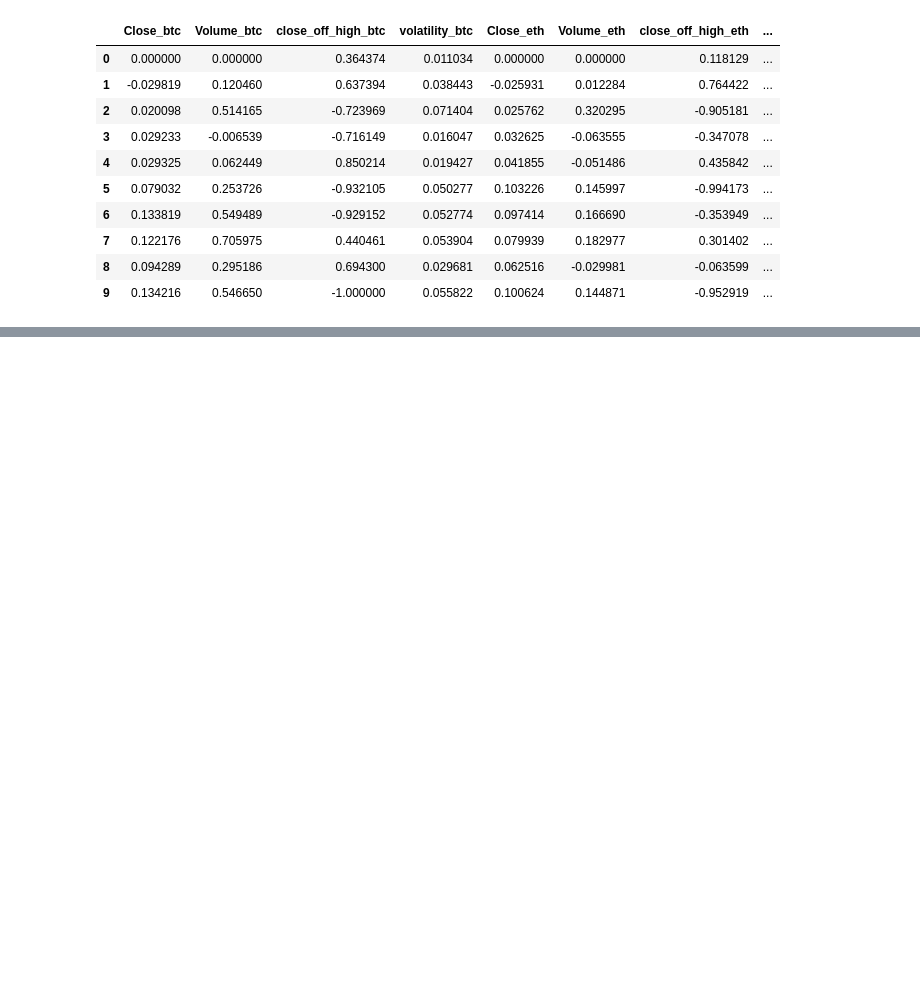
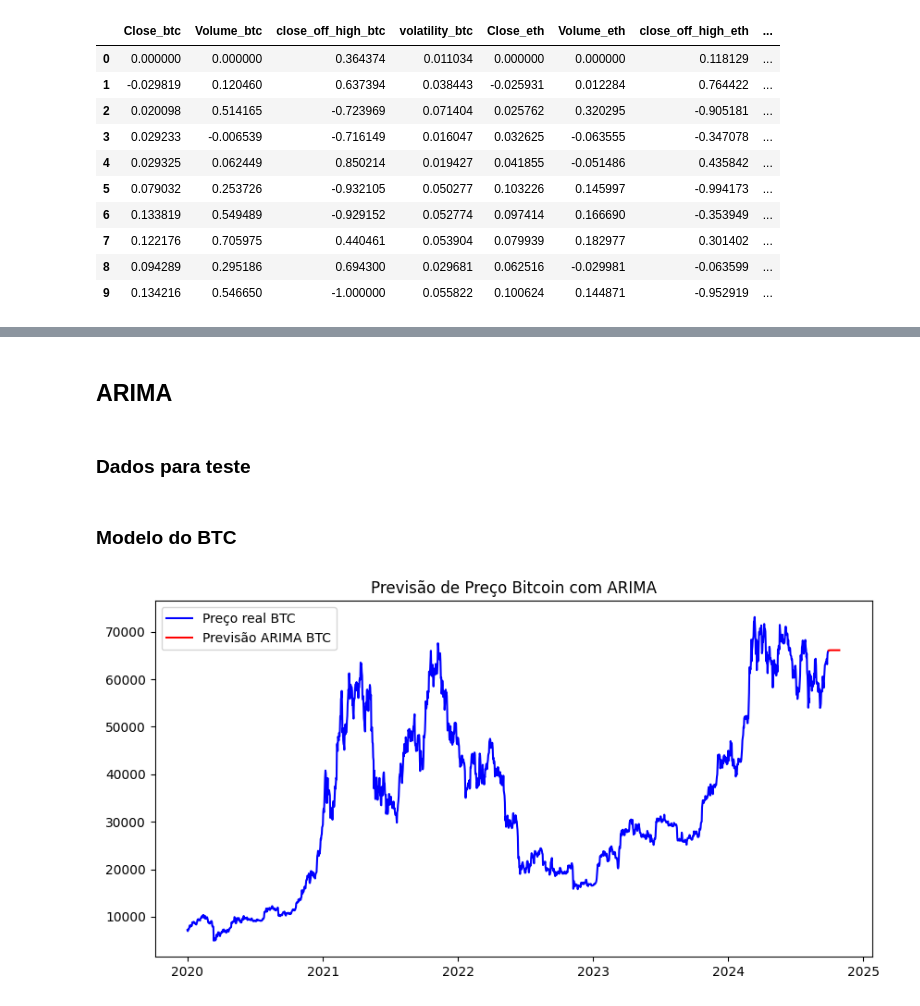
Before and after one commit to lidiamariano/Tomada-de-decis-es-para-investimento-em-cripto-ativos, a Jupyter notebook: src/notebook/predicting-crypto.ipynb, the cells around one changed output, grey strips where cells are left out. Saved outputs shown, nothing was run; the diff lists cells and outputs as text; code cells hidden in the pictures; blank space fills up the shorter version.

Commit message:
feat: analisando outros modelos

```diff
--- a/src/notebook/predicting-crypto.ipynb
+++ b/src/notebook/predicting-crypto.ipynb
@@ -650,0 +575,45 @@ plt.show()
+# %% [markdown]
+## ARIMA
+# %% [markdown]
+### Dados para teste
+# %%
+# Seleciona as colunas que vamos usar para previsão
+features = ['Open_btc', 'High_btc', 'Low_btc', 'Close_btc', 'Volume_btc',
+            'Open_eth', 'High_eth', 'Low_eth', 'Close_eth', 'Volume_eth']
+
+# Normalizando os dados
+scaler = MinMaxScaler()
+market_df_scaled = scaler.fit_transform(market_df[features])
+
+# Dividindo em treino e teste
+train_size = int(len(market_df_scaled) * 0.8)
+train_data, test_data = market_df_scaled[:train_size], market_df_scaled[train_size:]
+
+# Separando os conjuntos de entrada (X) e saída (y)
+X_train, y_train = train_data[:, :-1], train_data[:, -1]
+X_test, y_test = test_data[:, :-1], test_data[:, -1]
+
+# Definindo o dataset apenas com os preços de fechamento
+btc_series = market_df[['Date', 'Close_btc']].set_index('Date')
+eth_series = market_df[['Date', 'Close_eth']].set_index('Date')
+# %% [markdown]
+### Modelo do BTC
+# %%
+# BTC
+
+# Definindo o modelo ARIMA para Bitcoin
+model_btc = ARIMA(btc_series, order=(5,1,0))
+model_btc_fit = model_btc.fit()
+
+# Previsão para o conjunto de teste
+forecast_btc = model_btc_fit.forecast(steps=30)  # Prevê os próximos 30 dias
+
+# Visualizando as previsões
+plt.figure(figsize=(10,5))
+plt.plot(btc_series.index, btc_series['Close_btc'], label="Preço real BTC", color="blue")
+plt.plot(pd.date_range(btc_series.index[-1], periods=30, freq='D'), forecast_btc, label="Previsão ARIMA BTC", color="red")
+plt.title("Previsão de Preço Bitcoin com ARIMA")
+plt.legend()
+plt.show()
+# %% [output]
+[figure, added]
```
Also changed, not shown: parts of 38 cells of this notebook.
